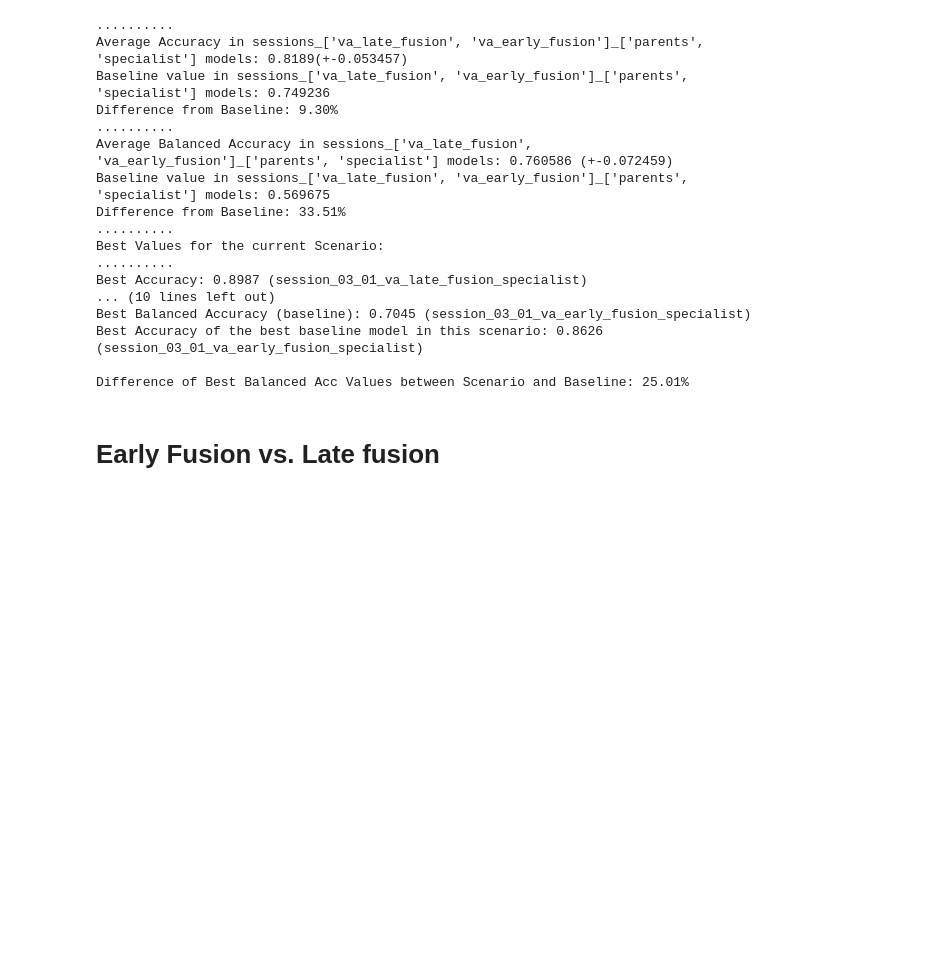
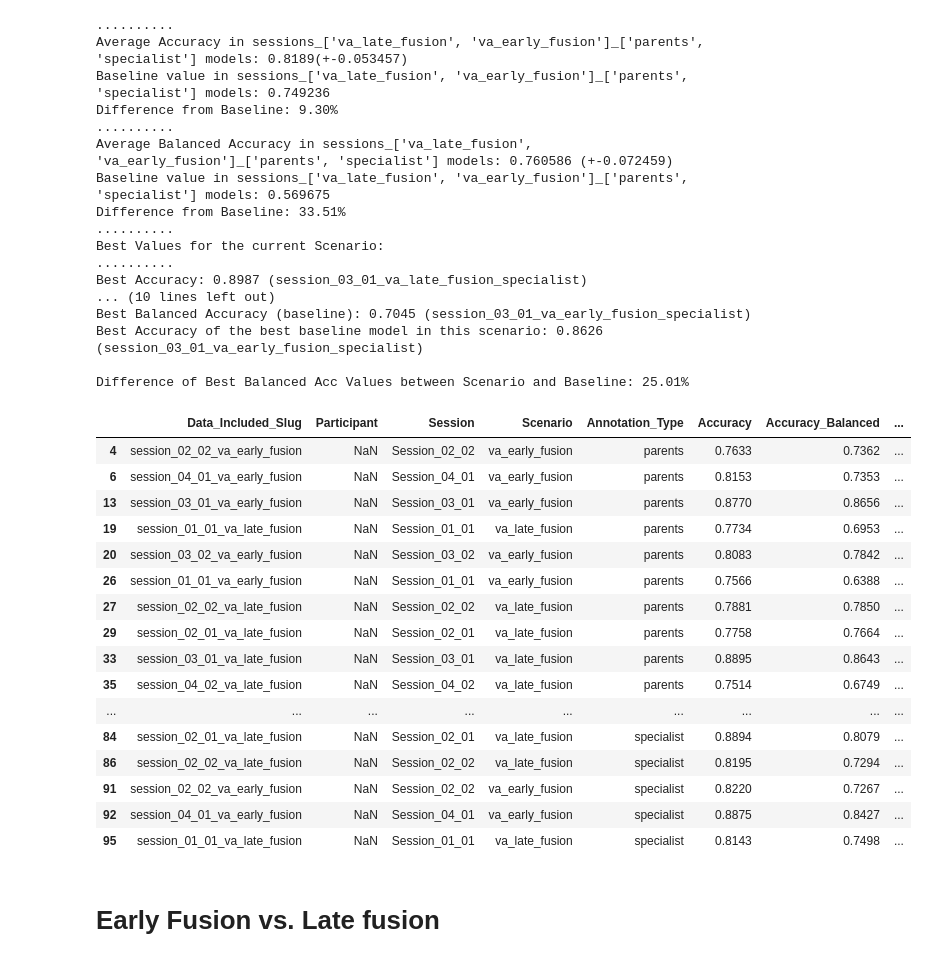
Before and after one commit to annanda/emotion_detection_for_children_with_asd, a Jupyter notebook: emotion_detection_system/processing_results/notebooks/NN Oversampling (300523).ipynb, the cells around one changed output. Saved outputs shown, nothing was run; the diff lists cells and outputs as text; code cells hidden in the pictures; blank space fills up the shorter version.

```diff
--- a/emotion_detection_system/processing_results/notebooks/NN Oversampling (300523).ipynb
+++ b/emotion_detection_system/processing_results/notebooks/NN Oversampling (300523).ipynb
@@ -137,6 +137,26 @@ Best Balanced Accuracy (baseline): 0.7045 (session_03_01_va_early_fusion_special
 Best Accuracy of the best baseline model in this scenario: 0.8626 (session_03_01_va_early_fusion_specialist)
 
 Difference of Best Balanced Acc Values between Scenario and Baseline: 25.01%
+# %%
+resulting_df
+# %% [output]
+|  | Data_Included_Slug | Participant | Session | Scenario | Annotation_Type | Accuracy | Accuracy_Balanced | ... |
+| 4 | session_02_02_va_early_fusion | NaN | Session_02_02 | va_early_fusion | parents | 0.7633 | 0.7362 | ... |
+| 6 | session_04_01_va_early_fusion | NaN | Session_04_01 | va_early_fusion | parents | 0.8153 | 0.7353 | ... |
+| 13 | session_03_01_va_early_fusion | NaN | Session_03_01 | va_early_fusion | parents | 0.8770 | 0.8656 | ... |
+| 19 | session_01_01_va_late_fusion | NaN | Session_01_01 | va_late_fusion | parents | 0.7734 | 0.6953 | ... |
+| 20 | session_03_02_va_early_fusion | NaN | Session_03_02 | va_early_fusion | parents | 0.8083 | 0.7842 | ... |
+| 26 | session_01_01_va_early_fusion | NaN | Session_01_01 | va_early_fusion | parents | 0.7566 | 0.6388 | ... |
+| 27 | session_02_02_va_late_fusion | NaN | Session_02_02 | va_late_fusion | parents | 0.7881 | 0.7850 | ... |
+| 29 | session_02_01_va_late_fusion | NaN | Session_02_01 | va_late_fusion | parents | 0.7758 | 0.7664 | ... |
+| 33 | session_03_01_va_late_fusion | NaN | Session_03_01 | va_late_fusion | parents | 0.8895 | 0.8643 | ... |
+| 35 | session_04_02_va_late_fusion | NaN | Session_04_02 | va_late_fusion | parents | 0.7514 | 0.6749 | ... |
+| ... | ... | ... | ... | ... | ... | ... | ... | ... |
+| 84 | session_02_01_va_late_fusion | NaN | Session_02_01 | va_late_fusion | specialist | 0.8894 | 0.8079 | ... |
+| 86 | session_02_02_va_late_fusion | NaN | Session_02_02 | va_late_fusion | specialist | 0.8195 | 0.7294 | ... |
+| 91 | session_02_02_va_early_fusion | NaN | Session_02_02 | va_early_fusion | specialist | 0.8220 | 0.7267 | ... |
+| 92 | session_04_01_va_early_fusion | NaN | Session_04_01 | va_early_fusion | specialist | 0.8875 | 0.8427 | ... |
+| 95 | session_01_01_va_late_fusion | NaN | Session_01_01 | va_late_fusion | specialist | 0.8143 | 0.7498 | ... |
 # %% [markdown]
 # Early Fusion vs. Late fusion
 # %% [markdown]
```
Also changed, not shown: parts of 1 cell of this notebook, 12 other files.
